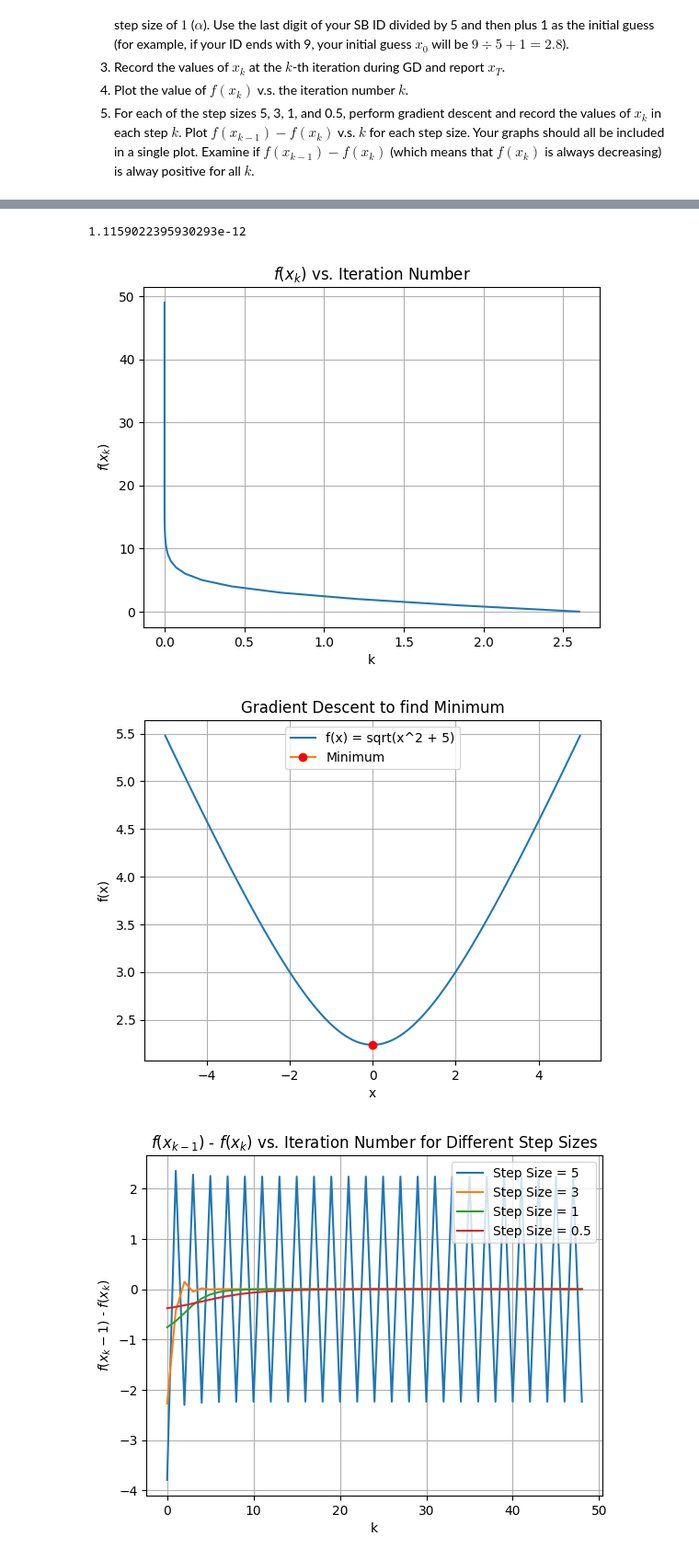
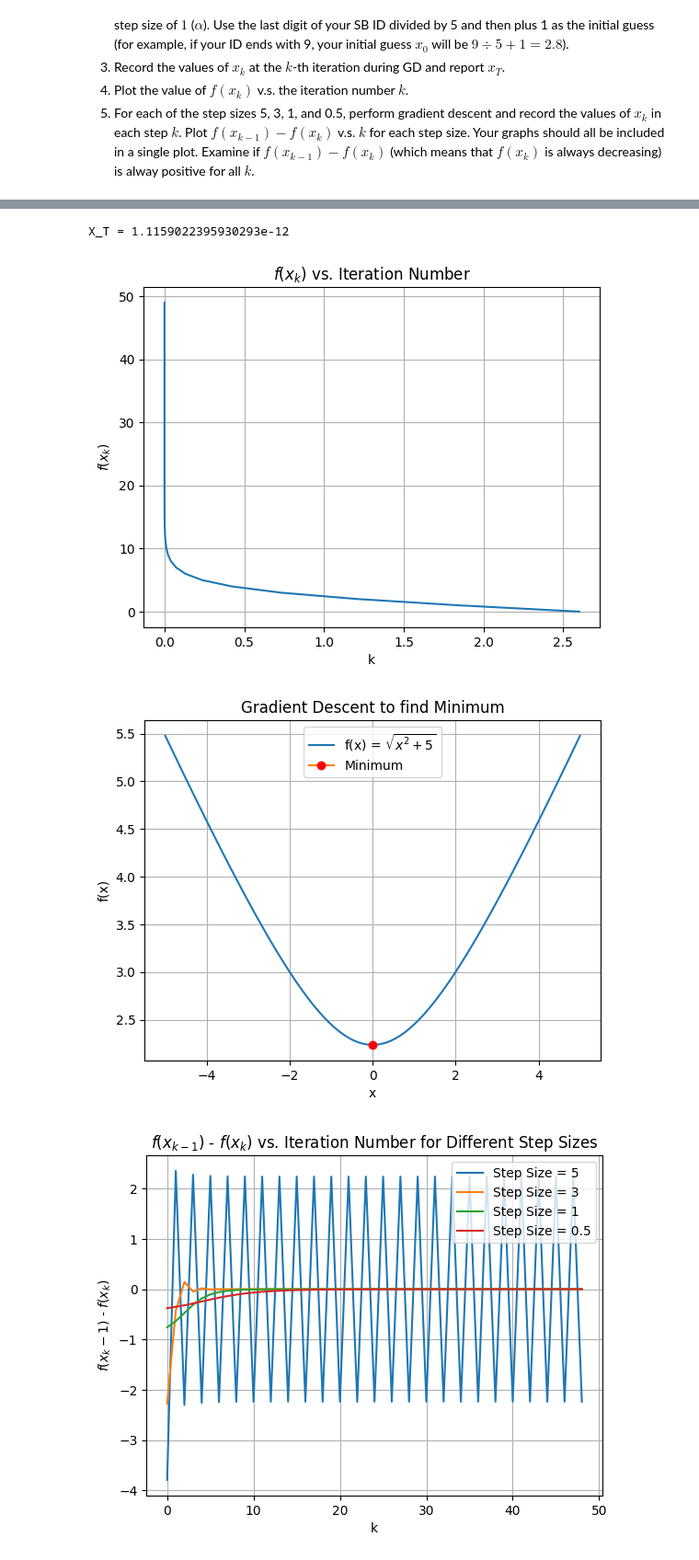
Before and after one commit to nmessina1/AMS-595, a Jupyter notebook: PythonHw2/Py_Project_2.ipynb, the cells around one changed output, grey strips where cells are left out. Shown: that part at 92% size. Saved outputs shown, nothing was run; the diff lists cells and outputs as text; code cells hidden in the pictures.

Commit message:
fixed latex in graph titles

```diff
--- a/PythonHw2/Py_Project_2.ipynb
+++ b/PythonHw2/Py_Project_2.ipynb
@@ -86,37 +86,37 @@ num_iterations = 50
 
 # Run gradient descent by calling the function
 gradient_array = gradient_descent(x_0,step_size,num_iterations)
 
 # report x_T by printing out the value
 x_T = gradient_array[num_iterations-1]
-print(x_T)
+print(f"X_T = {x_T}")
 
 
 # Plot the f(x_k) values vs. iteration number
 k = range(50)
 plt.plot(gradient_array,k)
 plt.xlabel("k")
 plt.ylabel(r"$ f(x_k)$")
 plt.title(r"$f(x_k)$ vs. Iteration Number")
 plt.grid()
 plt.show()
 
 #Plot with Graph and Gradient
 x = np.linspace(-5,5,100)
 y = ((x**2)+5)**0.5
 
-plt.plot(x,y, label = 'f(x) = sqrt(x^2 + 5)')
+plt.plot(x,y, label = r'f(x) = $\sqrt{x^2 + 5}$')
 plt.plot(x_T,((x_T**2)+5)**0.5, label = "Minimum", marker="o", markeredgecolor="red",markerfacecolor="red")
 plt.legend(loc="upper center")
 plt.ylabel("f(x)")
 plt.xlabel('x')
 plt.title("Gradient Descent to find Minimum")
 plt.grid()
 plt.show()
 # %% [output]
-1.1159022395930293e-12
+X_T = 1.1159022395930293e-12
 [figure]
-[figure, old version]
+[figure, new version]
 # %%
 # create a list containing step sizes
 step_sizes = [5, 3, 1, 0.5]
```
Also changed, not shown: parts of 1 cell of this notebook.
